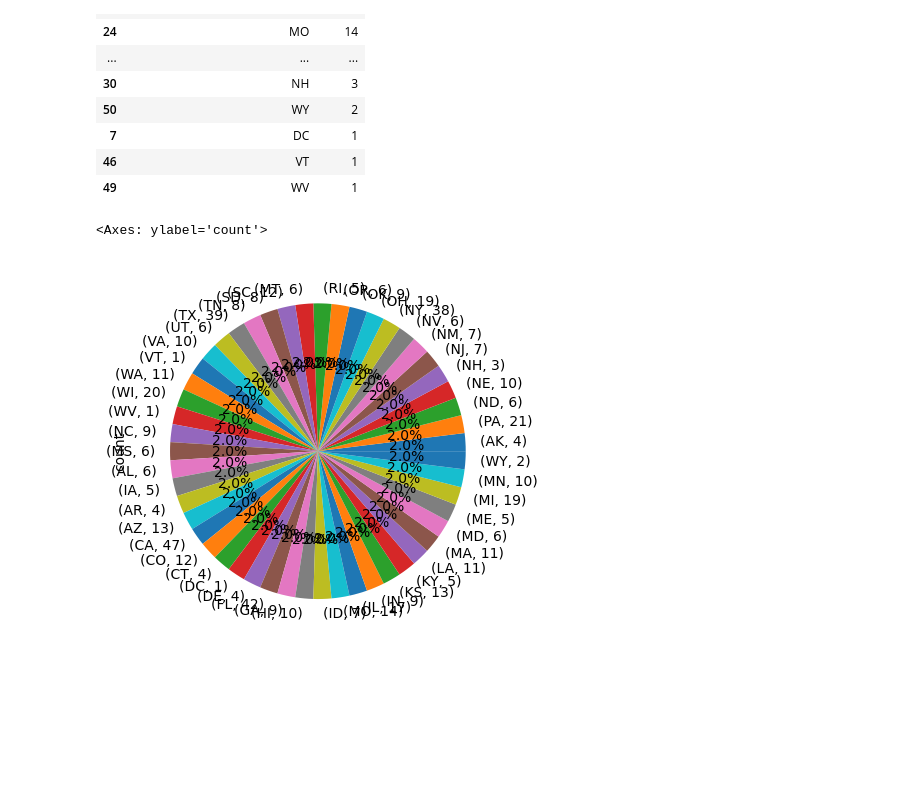
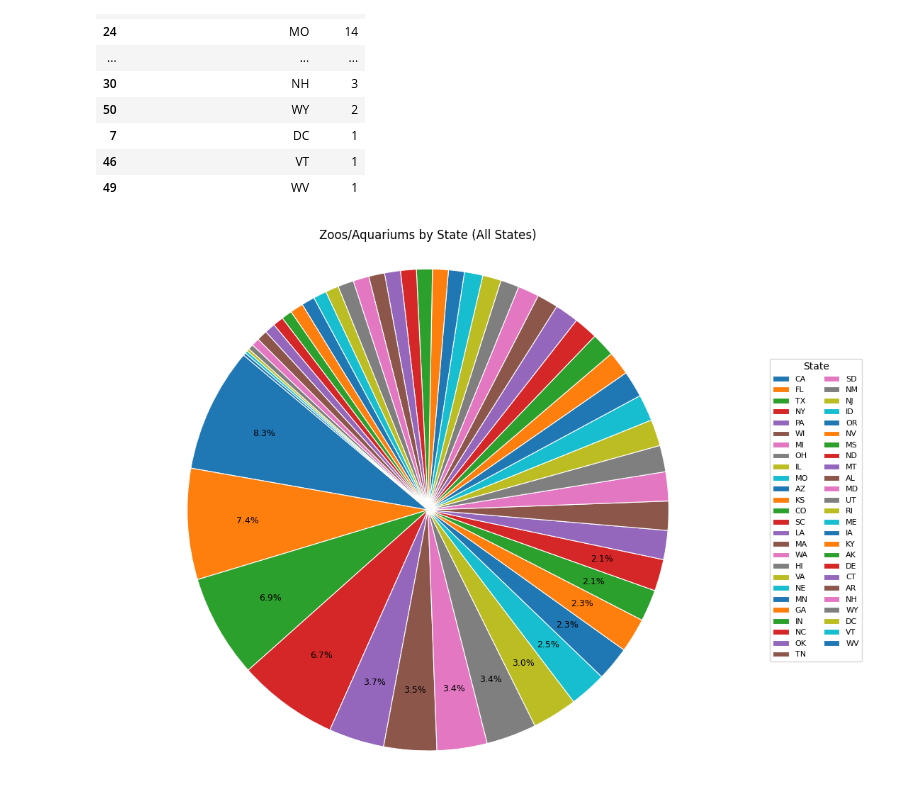
Before and after one commit to SevenDot0-Week5/MuseumsNotebook, a Jupyter notebook: MuseumNotes.ipynb, the cells around one changed output. Drawn from its saved outputs; the diff is of its cells as text; code cells hidden in the pictures; blank space fills up the shorter version.

Commit message:
Modified to fix Pie Chart and Bar Graph layout

```diff
--- a/MuseumNotes.ipynb
+++ b/MuseumNotes.ipynb
@@ -145,8 +194,50 @@ s_zoo_aqua
 | 46 | VT | 1 |
 | 49 | WV | 1 |
 # %%
-s_zoo_aqua.value_counts().plot(kind='pie', autopct='%1.1f%%')
+import matplotlib.pyplot as plt
+
+# Show ALL states (no grouping into "Other").
+pie_df = s_zoo_aqua[['State (Administrative Location)', 'Count']].copy()
+pie_df = pie_df.sort_values('Count', ascending=False)
+
+labels = pie_df['State (Administrative Location)']
+values = pie_df['Count']
+
+def pct_label(pct):
+    # Keep chart readable: hide very tiny labels on slices.
+    return f'{pct:.1f}%' if pct >= 2 else ''
+
+fig, ax = plt.subplots(figsize=(11, 8))
+wedges, _texts, autotexts = ax.pie(
+    values,
+    labels=None,
+    autopct=pct_label,
+    startangle=140,
+    wedgeprops={'edgecolor': 'white', 'linewidth': 0.8},
+    pctdistance=0.75,
+)
+
+for text in autotexts:
+    text.set_fontsize(9)
+
+ax.set_title('Zoos/Aquariums by State (All States)')
+ax.axis('equal')
+
+# Wider legend with multiple columns so all states are visible.
+ax.legend(
+    wedges,
+    labels,
+    title='State',
+    loc='center left',
+    bbox_to_anchor=(1.02, 0.5),
+    ncol=2,
+    fontsize=8,
+    title_fontsize=10,
+    frameon=True,
+)
+
+plt.tight_layout()
+plt.show()
 # %% [output]
-<Axes: ylabel='count'>
-[figure, old version]
+[figure, new version]
 # %%
```
Also changed, not shown: parts of 16 cells of this notebook.
